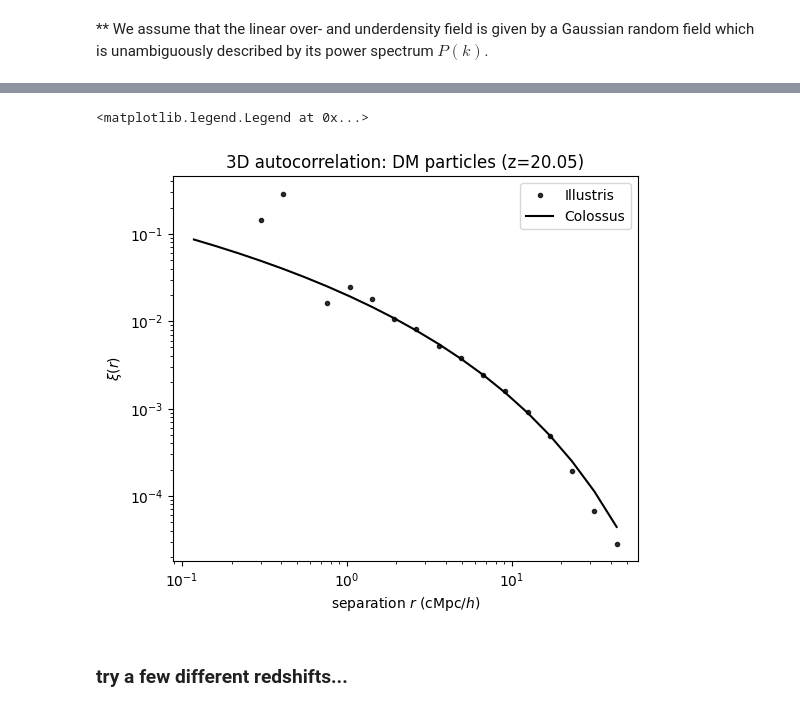
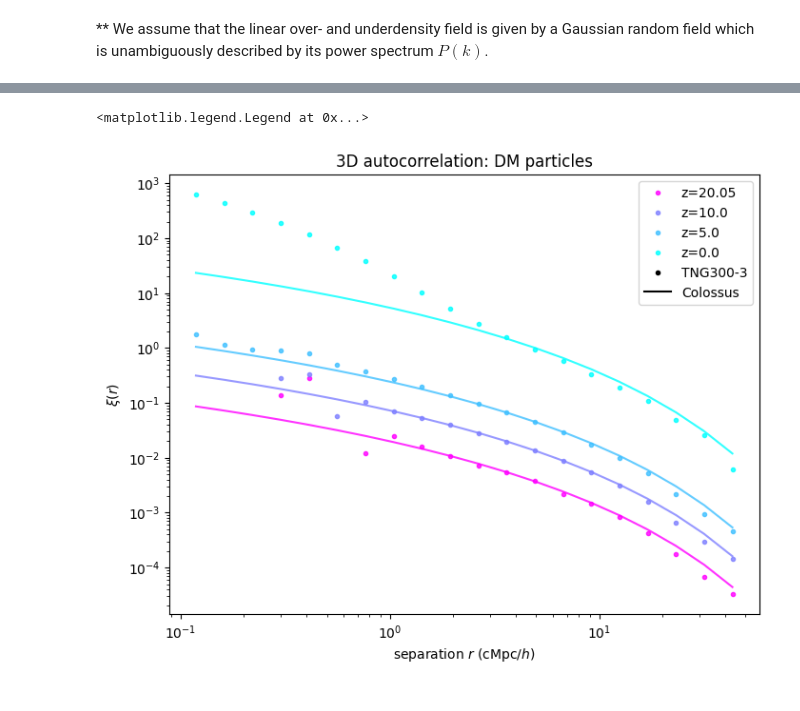
Before and after one commit to abbyw24/small-scale_cross-corrs, a Jupyter notebook: notebooks/colossus_2pcf_TNG300_8-6-23.ipynb, the cells around one changed output, grey strips where cells are left out. Drawn from its saved outputs; the diff is of its cells as text; code cells hidden in the pictures.

```diff
--- a/notebooks/colossus_2pcf_TNG300_8-6-23.ipynb
+++ b/notebooks/colossus_2pcf_TNG300_8-6-23.ipynb
@@ -37,0 +41,5 @@ ravg = 0.5*(rbins[1:]+rbins[:-1])
+# %%
+# color map
+cmap = mpl.colormaps['cool']
+norm = mpl.colors.Normalize(vmin=min(redshifts), vmax=max(redshifts))
+smap = mpl.cm.ScalarMappable(norm=norm, cmap=cmap)
@@ -49,4 +78,4 @@ k = np.logspace(-5.0, 2.0, 500)
 Pk = cosmo.matterPowerSpectrum(k)  # defaults to the approximation of Eisenstein & Hu 1998
 # %%
 # 2-pt. matter-matter correlation function is an integral over the power spectrum:
-xi_col = cosmo.correlationFunction(ravg, z=redshift)
+xi_cols = [cosmo.correlationFunction(ravg, z=redshift) for redshift in redshifts]
@@ -108,5 +81,0 @@ fig.tight_layout()
-# %%
-%%time
-# compute 3D 2pcf
-randmult = 3
-ravg, xi = compute_3D_ls(dm_subsample, randmult, rmin, rmax, nbins, nthreads=24)
@@ -116,20 +82,23 @@ Wall time: 3min 6s
-# %%
-xi_il = xi
 # %%
-fig, ax = plt.subplots(figsize=(6,5))
+fig, ax = plt.subplots(figsize=(8,6))
 
-ax.plot(ravg, xi_il, color='k', marker='.', ls='None', alpha=0.8, label='Illustris')
-ax.plot(ravg, xi_col, color='k', label='Colossus')
+for i, redshift in enumerate(redshifts):
+    ravg, xi_il = il_results[redshift]['ravg'], il_results[redshift]['xi']
+    ax.plot(ravg, xi_il, c=smap.to_rgba(redshift), marker='.', ls='None', alpha=0.8, label=f'z={redshift}')
+    ax.plot(ravg, xi_cols[i], c=smap.to_rgba(redshift), alpha=0.8)
+
+# labels for TNG vs Colossus
+point = mpl.lines.Line2D([0], [0], label='TNG300-3', marker='.', color='k', ls='None')
+line = mpl.lines.Line2D([0], [0], label='Colossus', color='k')
+handles, labels = plt.gca().get_legend_handles_labels()
+handles.extend([point, line])
 
 ax.set_xscale('log')
 ax.set_yscale('log')
-# ax.set_ylim((1e-3,1e2))
 ax.set_xlabel(r'separation $r$ (cMpc/$h$)')
 ax.set_ylabel(r'$\xi (r)$')
-ax.set_title(f'3D autocorrelation: DM particles (z={ilsim.redshift})')
-ax.legend()
+ax.set_title(r'3D autocorrelation: DM particles')
+ax.legend(handles=handles)
 # %% [output]
 <matplotlib.legend.Legend at 0x...>
-[figure, old version]
+[figure, new version]
-# %% [markdown]
-### try a few different redshifts...
```
Also changed, not shown: parts of 19 cells of this notebook, 2 other files.
